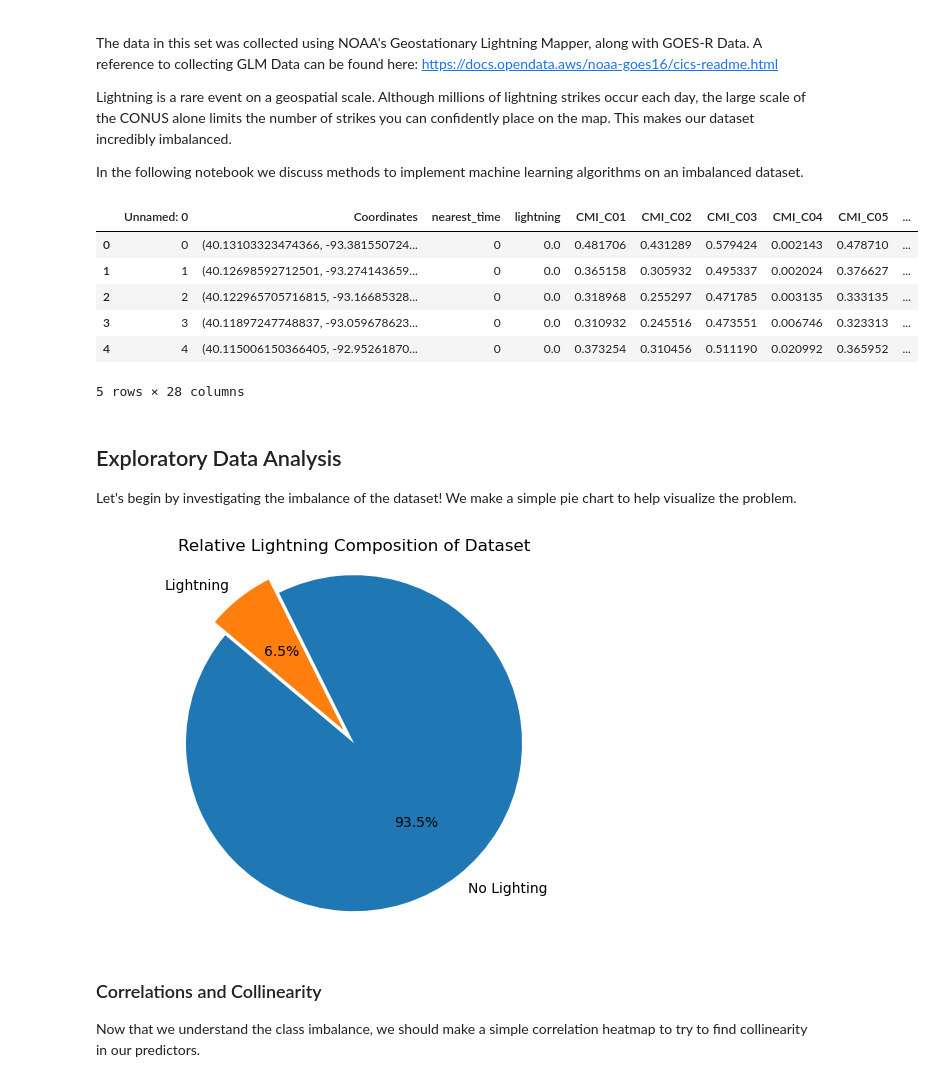
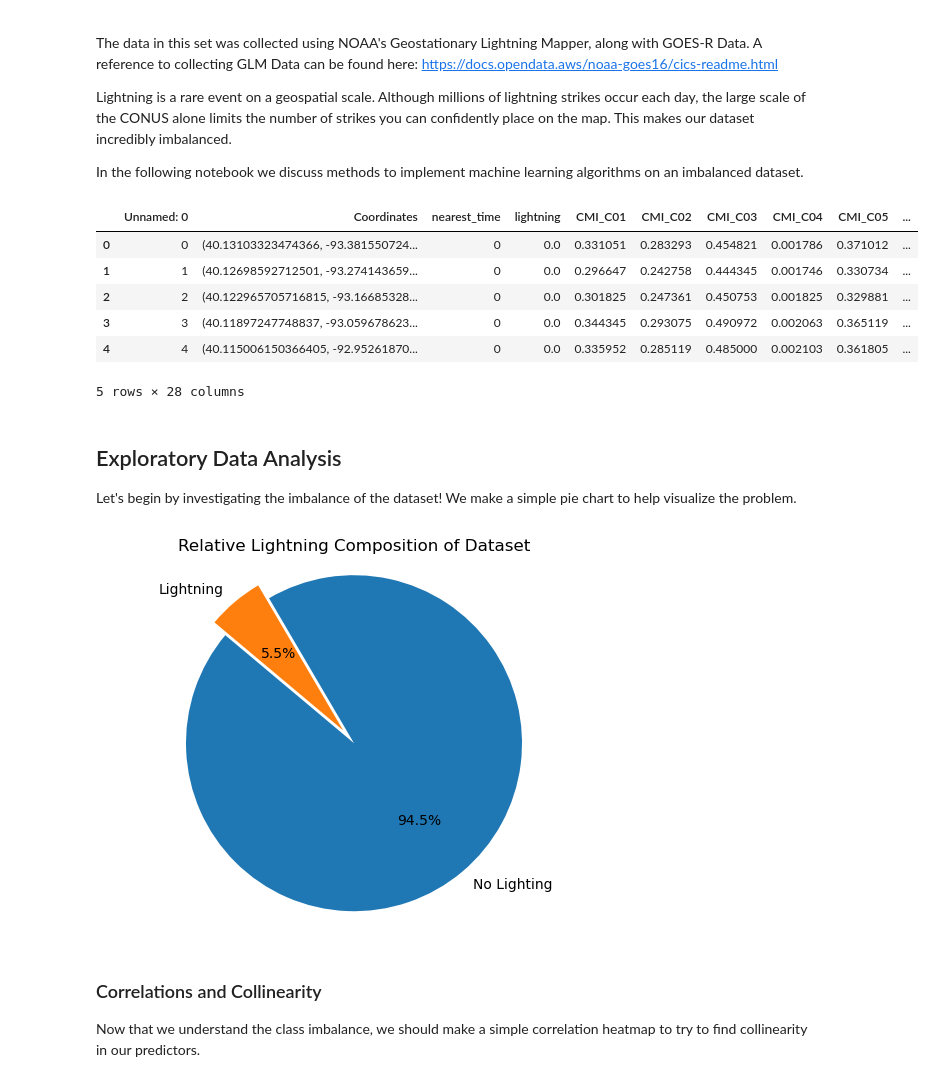
Before and after one commit to robertfeldstein/GitResearch, a Jupyter notebook: LightningEDA.ipynb, the cells around one changed output. Cells and saved outputs as stored; diff of their text form; code cells hidden in the pictures.

```diff
--- a/LightningEDA.ipynb
+++ b/LightningEDA.ipynb
@@ -10,32 +10,32 @@ In the following notebook we discuss methods to implement machine learning algor
 # %%
 #pandas and numpy
 
 import pandas as pd
 import numpy as np
 
 # Modelling
 import xgboost as xgb
 from sklearn.model_selection import train_test_split
 from sklearn.metrics import accuracy_score, classification_report, confusion_matrix, precision_score, recall_score, ConfusionMatrixDisplay
 from sklearn.linear_model import LogisticRegression
 from sklearn.ensemble import RandomForestClassifier
 from sklearn.svm import SVC
 
 #Visualization
 import matplotlib.pyplot as plt
 import seaborn as sns
 
 #Load the csv into python
 #SUBSET.csv WORKS PERFECTLY
-df = pd.read_csv("/Users/robbiefeldstein/Documents/Programming/Research/Datasets/May_22.csv")
+df = pd.read_csv("/Users/robbiefeldstein/Documents/Programming/Research/Datasets/group_May_22.csv")
 df.head()
 # %% [output]
 |  | Unnamed: 0 | Coordinates | nearest_time | lightning | CMI_C01 | CMI_C02 | CMI_C03 | CMI_C04 | CMI_C05 | ... |
-| 0 | 0 | (40.13103323474366, -93.381550724... | 0 | 0.0 | 0.481706 | 0.431289 | 0.579424 | 0.002143 | 0.478710 | ... |
-| 1 | 1 | (40.12698592712501, -93.274143659... | 0 | 0.0 | 0.365158 | 0.305932 | 0.495337 | 0.002024 | 0.376627 | ... |
-| 2 | 2 | (40.122965705716815, -93.16685328... | 0 | 0.0 | 0.318968 | 0.255297 | 0.471785 | 0.003135 | 0.333135 | ... |
-| 3 | 3 | (40.11897247748837, -93.059678623... | 0 | 0.0 | 0.310932 | 0.245516 | 0.473551 | 0.006746 | 0.323313 | ... |
-| 4 | 4 | (40.115006150366405, -92.95261870... | 0 | 0.0 | 0.373254 | 0.310456 | 0.511190 | 0.020992 | 0.365952 | ... |
+| 0 | 0 | (40.13103323474366, -93.381550724... | 0 | 0.0 | 0.331051 | 0.283293 | 0.454821 | 0.001786 | 0.371012 | ... |
+| 1 | 1 | (40.12698592712501, -93.274143659... | 0 | 0.0 | 0.296647 | 0.242758 | 0.444345 | 0.001746 | 0.330734 | ... |
+| 2 | 2 | (40.122965705716815, -93.16685328... | 0 | 0.0 | 0.301825 | 0.247361 | 0.450753 | 0.001825 | 0.329881 | ... |
+| 3 | 3 | (40.11897247748837, -93.059678623... | 0 | 0.0 | 0.344345 | 0.293075 | 0.490972 | 0.002063 | 0.365119 | ... |
+| 4 | 4 | (40.115006150366405, -92.95261870... | 0 | 0.0 | 0.335952 | 0.285119 | 0.485000 | 0.002103 | 0.361805 | ... |
 5 rows × 28 columns
 # %% [markdown]
 ## Exploratory Data Analysis
@@ -64,7 +64,7 @@ plt.axis('equal')
 # Display the pie chart
 plt.show()
 # %% [output]
-[figure, old version]
+[figure, new version]
 # %% [markdown]
 ### Correlations and Collinearity
 
```
Also changed, not shown: parts of 10 cells of this notebook, 3 other files.
